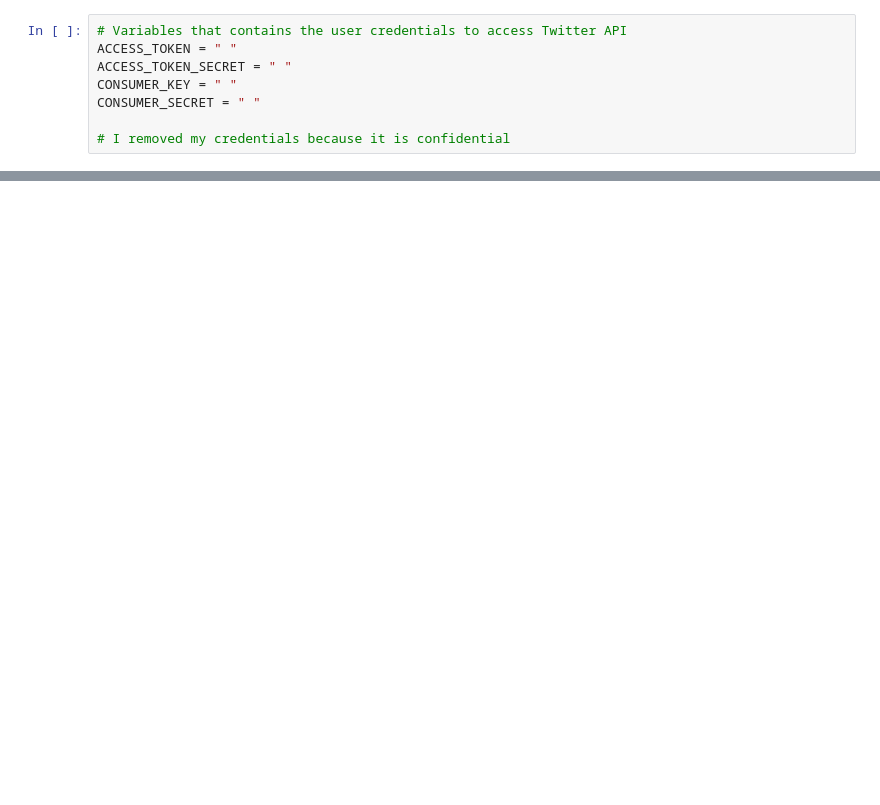
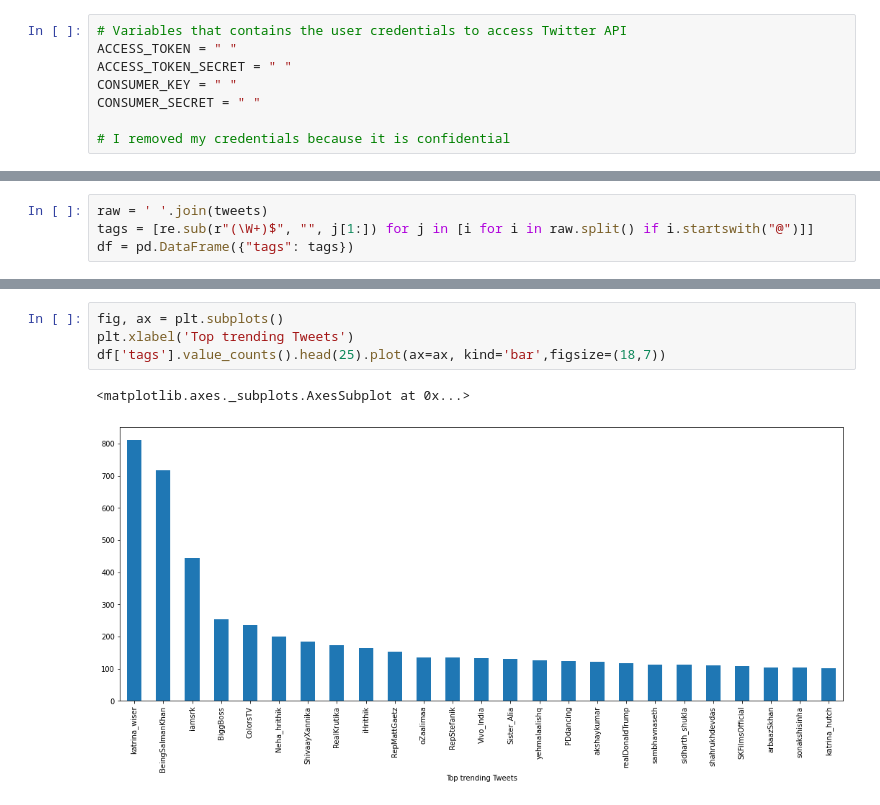
Before and after one commit to mihany/Twitter-trend-detection, a Jupyter notebook: twitter_trend_detect.ipynb, the cells around one changed output, grey strips where cells are left out. Saved outputs shown, nothing was run; the diff lists cells and outputs as text; blank space fills up the shorter version.

```diff
--- a/twitter_trend_detect.ipynb
+++ b/twitter_trend_detect.ipynb
@@ -196,0 +228,4 @@ TweepError: ignored
+# %%
+raw = ' '.join(tweets)
+tags = [re.sub(r"(\W+)$", "", j[1:]) for j in [i for i in raw.split() if i.startswith("@")]]
+df = pd.DataFrame({"tags": tags})
@@ -196,0 +252,7 @@ TweepError: ignored
+# %%
+fig, ax = plt.subplots()
+plt.xlabel('Top trending Tweets')
+df['tags'].value_counts().head(25).plot(ax=ax, kind='bar',figsize=(18,7))
+# %% [output]
+<matplotlib.axes._subplots.AxesSubplot at 0x...>
+[figure, added]
```
Also changed, not shown: parts of 10 cells of this notebook.
